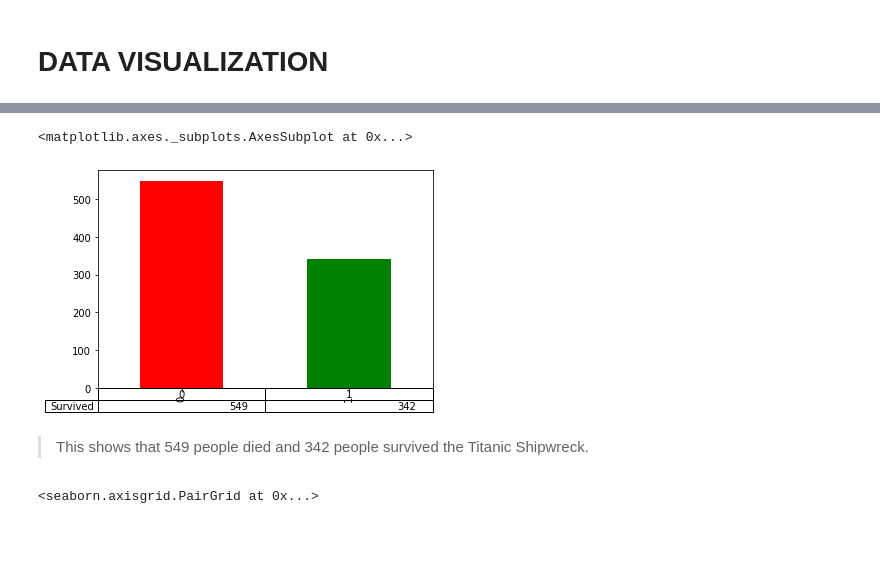
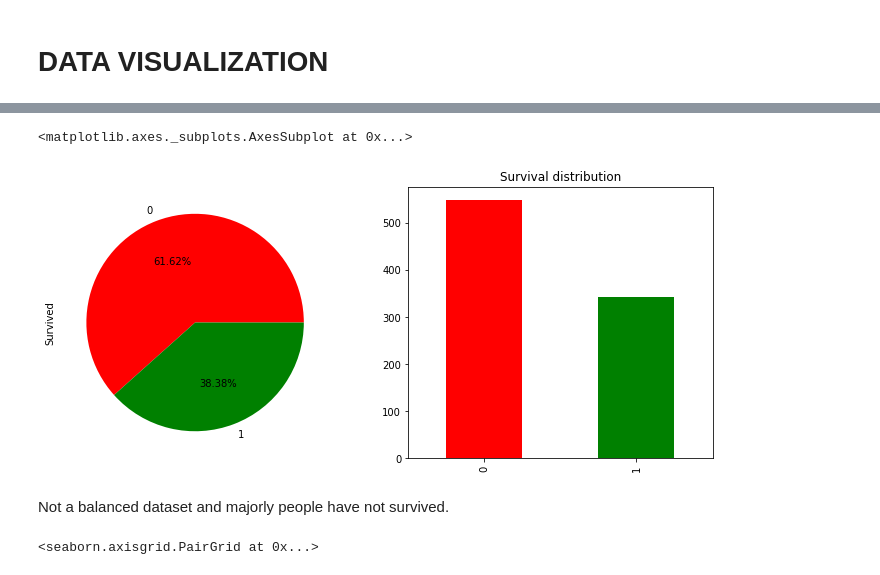
Before and after one commit to jradha11/titanic-kaggle, a Jupyter notebook: Data Visualisation and Data Preprocessing.ipynb, the cells around one changed output, grey strips where cells are left out. Cells and saved outputs as stored; diff of their text form; code cells hidden in the pictures; blank space fills up the shorter version.

```diff
--- a/Data Visualisation and Data Preprocessing.ipynb
+++ b/Data Visualisation and Data Preprocessing.ipynb
@@ -245,10 +218,15 @@ train_data['Survived'].value_counts().plot.pie(autopct='%0.2f%%',colors=['red','
-# %%
-train_data.Survived.value_counts().plot(kind='bar',color=['red','green'],table=True)
-# %% [output]
-<matplotlib.axes._subplots.AxesSubplot at 0x...>
-[figure, removed]
-# %% [markdown]
->This shows that 549 people died and 342 people survived the Titanic Shipwreck.
+# %%
+plt.figure(figsize=(12,5))
+plt.subplot(121)
+train_data['Survived'].value_counts().plot.pie(autopct='%0.2f%%',colors=['red','green'])
+plt.subplot(122)
+plt.title('Survival distribution')
+train_data.Survived.value_counts().plot(kind='bar',color=['red','green'])
+# %% [output]
+<matplotlib.axes._subplots.AxesSubplot at 0x...>
+[figure, added]
+# %% [markdown]
+Not a balanced dataset and majorly people have not survived.
 # %%
 sns.pairplot(train_data)
 # %% [output]
```
Also changed, not shown: parts of 26 cells of this notebook.
